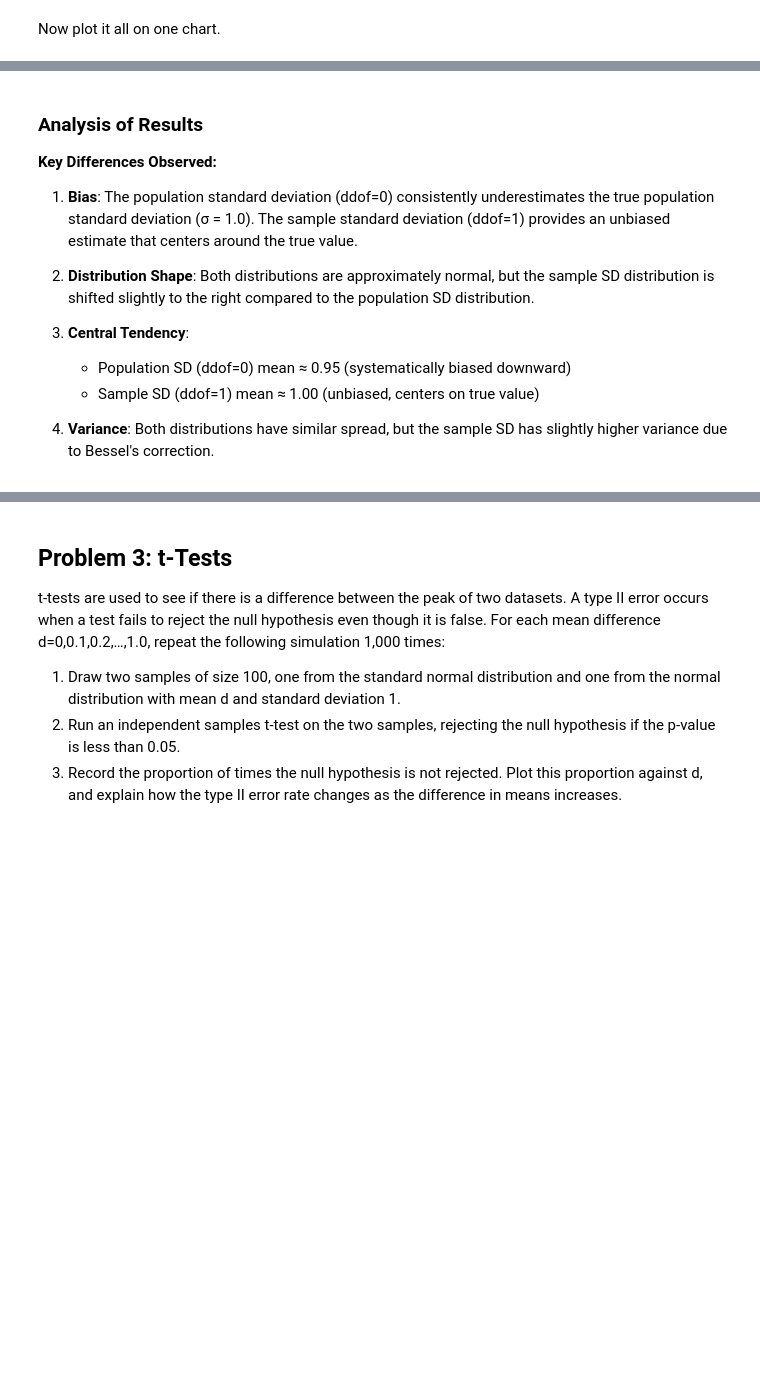
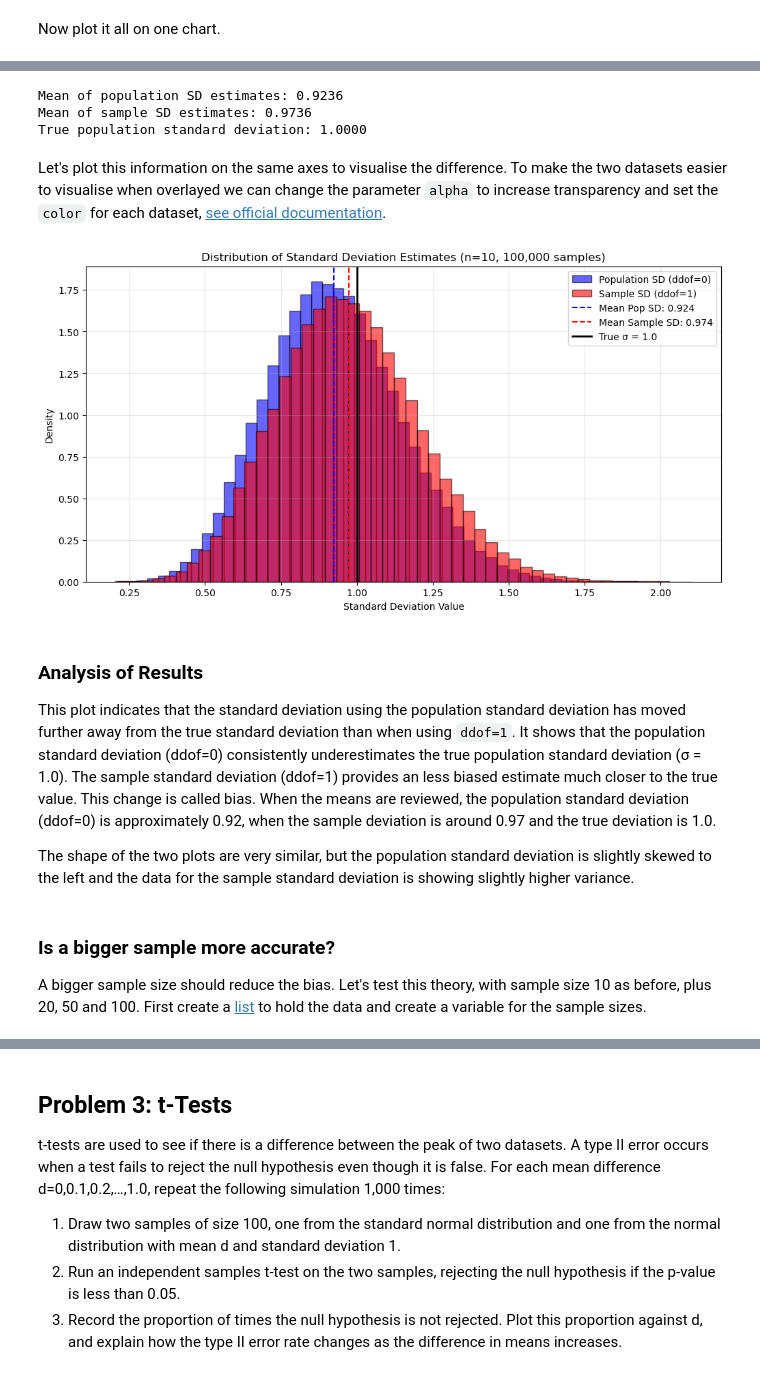
Before and after one commit to kknb1982/applied_statistics, a Jupyter notebook: problems.ipynb, the cells around one changed output, grey strips where cells are left out. Drawn from its saved outputs; the diff is of its cells as text; code cells hidden in the pictures; blank space fills up the shorter version.

```diff
--- a/problems.ipynb
+++ b/problems.ipynb
@@ -881,15 +606,50 @@ plt.show()
+# %%
+# Compute standard deviations for each sample using dd0f=0
+# https://numpy.org/doc/stable/reference/generated/numpy.std.html
+sample_sd_pop = np.std(data, axis=1, ddof=0)
+
+# Compute standard deviations for each sample using dd0f=1
+# https://numpy.org/doc/stable/reference/generated/numpy.std.html
+sample_sd_sample = np.std(data, axis=1, ddof=1)
+
+print(f"Mean of population SD estimates: {np.mean(sample_sd_pop):.4f}")
+print(f"Mean of sample SD estimates: {np.mean(sample_sd_sample):.4f}")
+print(f"True population standard deviation: 1.0000")
+# %% [output]
+Mean of population SD estimates: 0.9236
+Mean of sample SD estimates: 0.9736
+True population standard deviation: 1.0000
+# %% [markdown]
+Let's plot this information on the same axes to visualise the difference. To make the two datasets easier to visualise when overlayed we can change the parameter `alpha` to increase transparency and set the `color` for each dataset, [see official documentation](https://matplotlib.org/stable/plot_types/stats/hist_plot.html).
+# %%
+# Create a blank figure
+# https://matplotlib.org/stable/api/_as_gen/matplotlib.pyplot.subplots.html
+fig, ax = plt.subplots(figsize=(12, 6))
+
+# Plot both histograms with transparency
+# https://matplotlib.org/stable/plot_types/stats/hist_plot.html
+ax.hist(sample_sd_pop, bins=50, alpha=0.6, label='Population SD (ddof=0)', color='blue', density=True, edgecolor='black')
+ax.hist(sample_sd_sample, bins=50, alpha=0.6, label='Sample SD (ddof=1)', color='red', density=True, edgecolor='black')
+
+# Add vertical lines showing the means
+ax.axvline(np.mean(sample_sd_pop), color='blue', linestyle='--', label=f'Mean Pop SD: {np.mean(sample_sd_pop):.3f}')
+ax.axvline(np.mean(sample_sd_sample), color='red', linestyle='--', label=f'Mean Sample SD: {np.mean(sample_sd_sample):.3f}')
+ax.axvline(1.0, color='black', linestyle='-', linewidth=2, label='True σ = 1.0')
+
+# Setting labels and title
+ax.set_xlabel('Standard Deviation Value')
+ax.set_ylabel('Density')
+ax.set_title('Distribution of Standard Deviation Estimates (n=10, 100,000 samples)')
+ax.legend()
+ax.grid(True, alpha=0.3)
+# %% [output]
+[figure, added]
 # %% [markdown]
 ### Analysis of Results
+This plot indicates that the standard deviation using the population standard deviation has moved further away from the true standard deviation than when using `ddof=1`. It shows that the population standard deviation (ddof=0) consistently underestimates the true population standard deviation (σ = 1.0). The sample standard deviation (ddof=1) provides an less biased estimate much closer to the true value. This change is called bias. When the means are reviewed, the population standard deviation (ddof=0) is approximately 0.92, when the sample deviation is around 0.97 and the true deviation is 1.0.
 
-**Key Differences Observed:**
-
-1. **Bias**: The population standard deviation (ddof=0) consistently underestimates the true population standard deviation (σ = 1.0). The sample standard deviation (ddof=1) provides an unbiased estimate that centers around the true value.
-
-2. **Distribution Shape**: Both distributions are approximately normal, but the sample SD distribution is shifted slightly to the right compared to the population SD distribution.
-
-3. **Central Tendency**:
-   - Population SD (ddof=0) mean ≈ 0.95 (systematically biased downward)
-   - Sample SD (ddof=1) mean ≈ 1.00 (unbiased, centers on true value)
-
-4. **Variance**: Both distributions have similar spread, but the sample SD has slightly higher variance due to Bessel's correction.
+The shape of the two plots are very similar, but the population standard deviation is slightly skewed to the left and the data for the sample standard deviation is showing slightly higher variance.
+# %% [markdown]
+### Is a bigger sample more accurate?
+A bigger sample size should reduce the bias. Let's test this theory, with sample size 10 as before, plus 20, 50 and 100. First create a [list](https://docs.python.org/3/tutorial/datastructures.html) to hold the data and create a variable for the sample sizes.
 # %%
```
Also changed, not shown: parts of 89 cells of this notebook.
